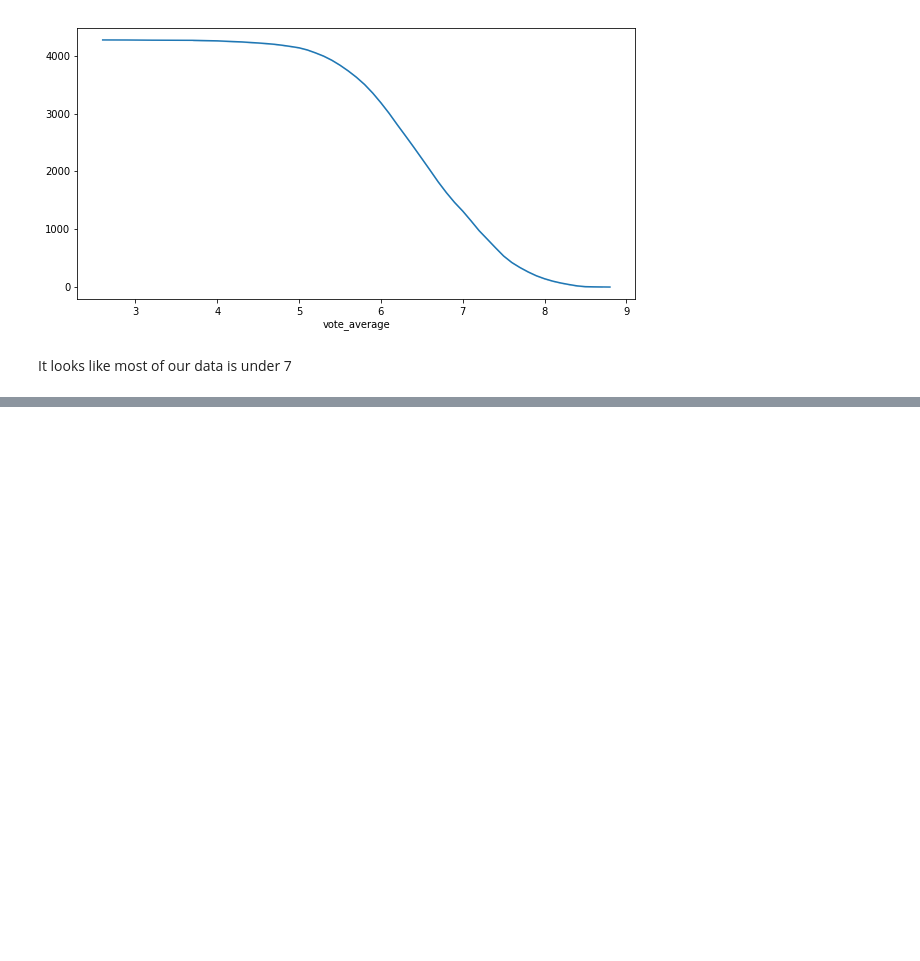
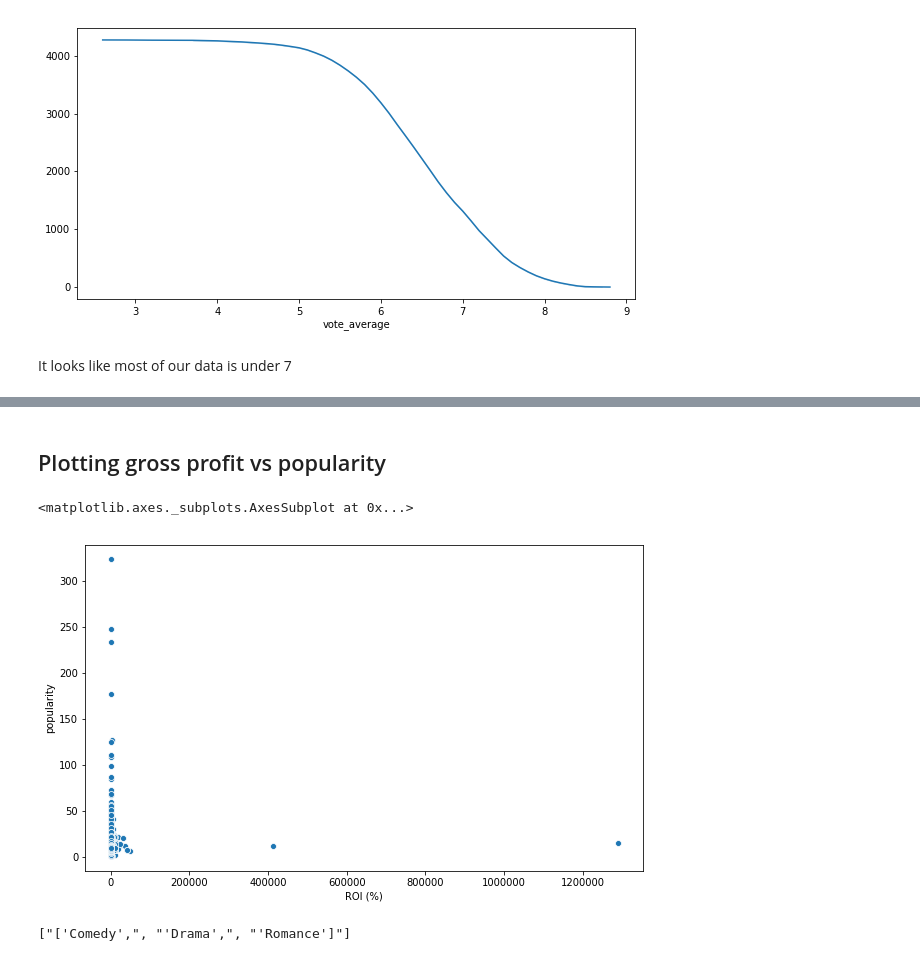
Before and after one commit to chrispfchung/mediaproject, a Jupyter notebook: Preprocessing API call Data (movieDB).ipynb, the cells around one changed output, grey strips where cells are left out. Drawn from its saved outputs; the diff is of its cells as text; code cells hidden in the pictures; blank space fills up the shorter version.

```diff
--- a/Preprocessing API call Data (movieDB).ipynb
+++ b/Preprocessing API call Data (movieDB).ipynb
@@ -128,0 +182,14 @@ sns.scatterplot(df['gross_profit'], df['vote_average'])
+# %% [markdown]
+## Plotting gross profit vs popularity
+# %%
+fig, ax = plt.subplots(figsize=(10,6))
+sns.scatterplot(df['ROI (%)'], df['popularity'])
+
+#isn't much correlation
+# %% [output]
+<matplotlib.axes._subplots.AxesSubplot at 0x...>
+[figure, added]
+# %%
+df['genres'][0].split()
+# %% [output]
+["['Comedy',", "'Drama',", "'Romance']"]
```
Also changed, not shown: parts of 12 cells of this notebook, 2 other files.
